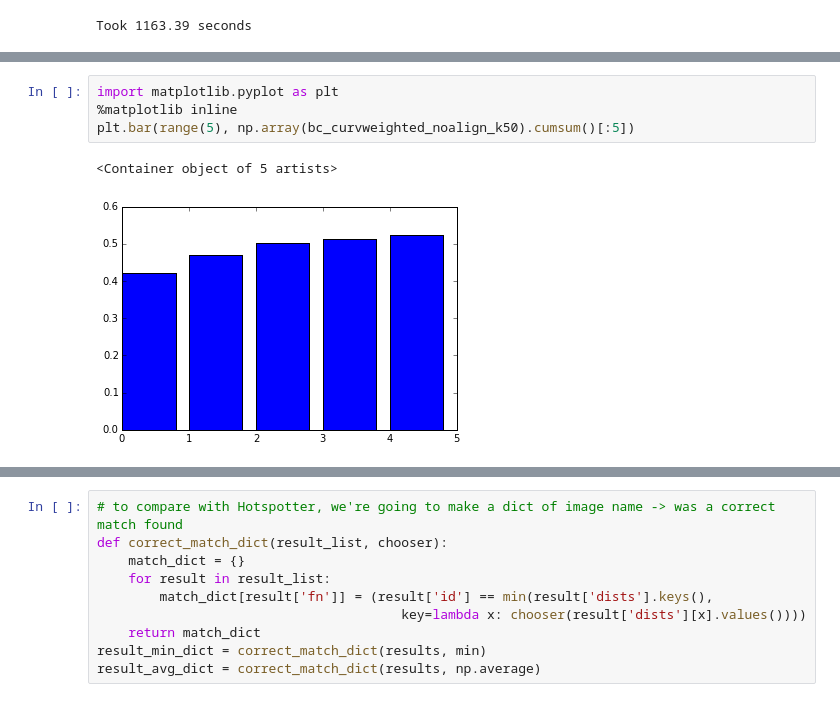
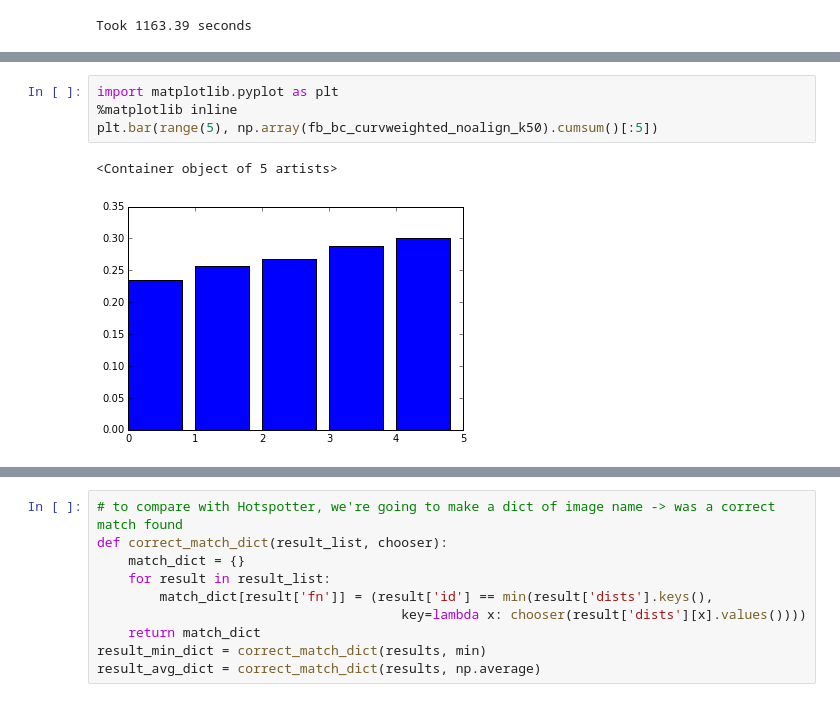
Before and after one commit to zmjjmz/thesiswork, a Jupyter notebook: edge_match/DTW Checkpoint.ipynb, the cells around one changed output, grey strips where cells are left out. Saved outputs shown, nothing was run; the diff lists cells and outputs as text.

```diff
--- a/edge_match/DTW Checkpoint.ipynb
+++ b/edge_match/DTW Checkpoint.ipynb
@@ -87,10 +87,10 @@ print(fb_bc_curvweighted_noalign_k50)
 # %%
 import matplotlib.pyplot as plt
 %matplotlib inline
-plt.bar(range(5), np.array(bc_curvweighted_noalign_k50).cumsum()[:5])
+plt.bar(range(5), np.array(fb_bc_curvweighted_noalign_k50).cumsum()[:5])
 # %% [output]
 <Container object of 5 artists>
-[figure, old version]
+[figure, new version]
 # %%
 # reevaluate : min
 correct_min = 0
```
Also changed, not shown: parts of 5 cells of this notebook, 2 other files.
